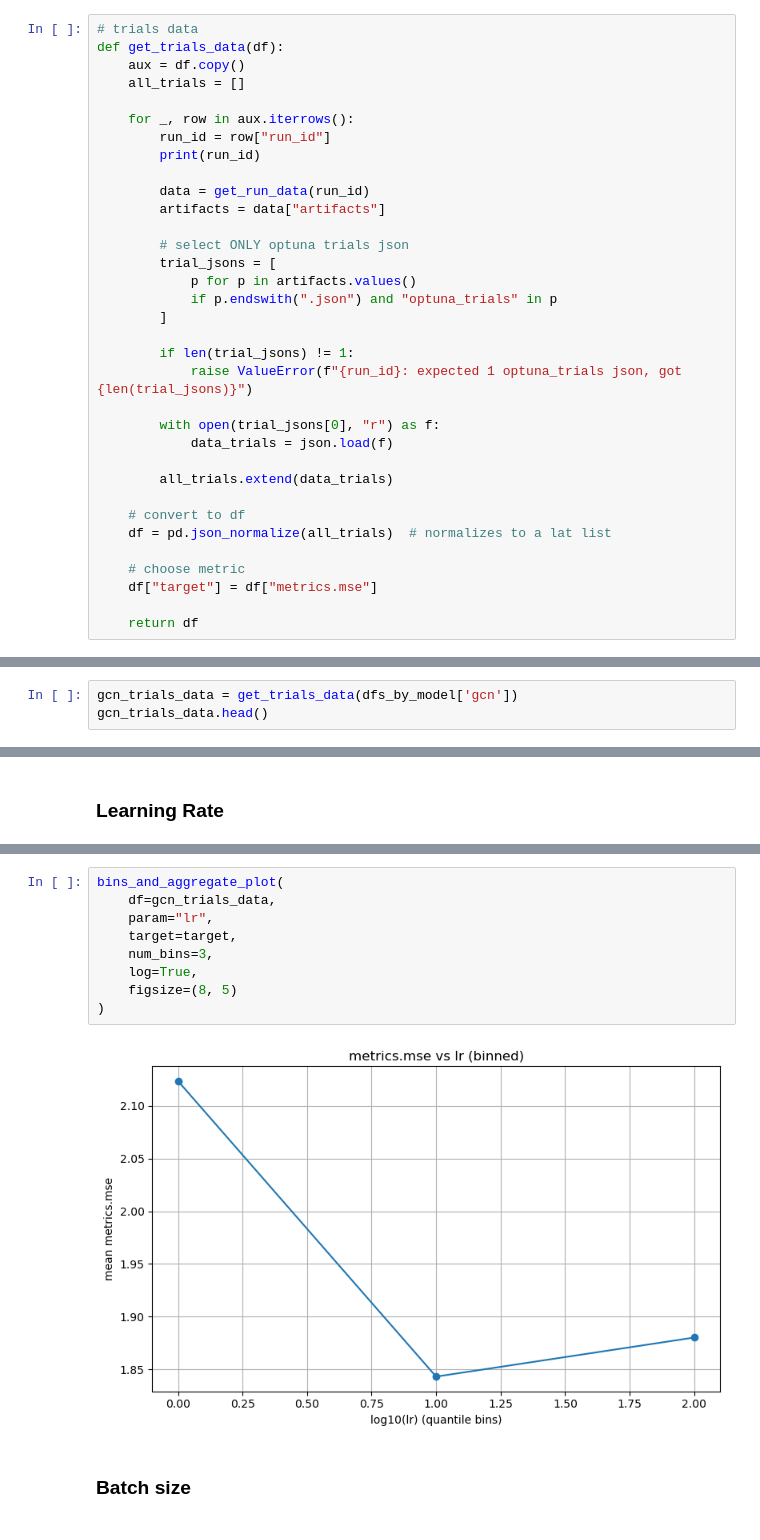
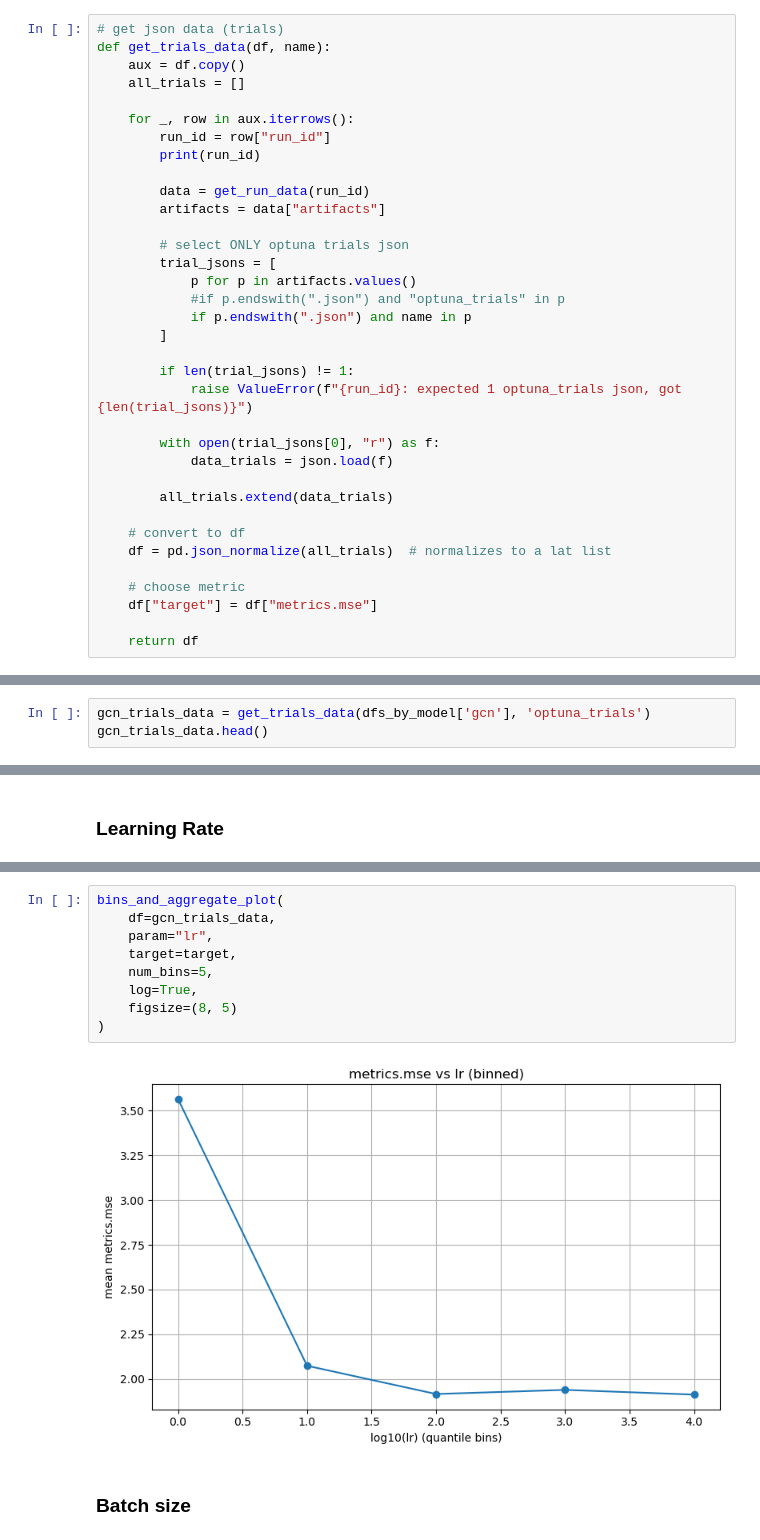
Before and after one commit to MNGARCIA085/QM9-ML, a Jupyter notebook: notebooks/Experiment Dashboard.ipynb, the cells around one changed output, grey strips where cells are left out. Cells and saved outputs as stored; diff of their text form.

```diff
--- a/notebooks/Experiment Dashboard.ipynb
+++ b/notebooks/Experiment Dashboard.ipynb
@@ -132,8 +102,8 @@ def get_all_data(experiment_name, cols_to_keep=None):
 
     return df
 # %%
-# trials data
-def get_trials_data(df):
+# get json data (trials)
+def get_trials_data(df, name):
     aux = df.copy()
     all_trials = []
 
@@ -147,7 +117,8 @@ def get_trials_data(df):
         # select ONLY optuna trials json
         trial_jsons = [
             p for p in artifacts.values()
-            if p.endswith(".json") and "optuna_trials" in p
+            #if p.endswith(".json") and "optuna_trials" in p
+            if p.endswith(".json") and name in p
         ]
 
         if len(trial_jsons) != 1:
@@ -554,4 +595,4 @@ mlp_trials_data.sort_values(target).head(10)
 # %%
-gcn_trials_data = get_trials_data(dfs_by_model['gcn'])
+gcn_trials_data = get_trials_data(dfs_by_model['gcn'], 'optuna_trials')
 gcn_trials_data.head()
 # %% [output]
@@ -578,14 +621,14 @@ plot_scatter(
 # %%
 bins_and_aggregate_plot(
     df=gcn_trials_data,
     param="lr",
     target=target,
-    num_bins=3,
+    num_bins=5,
     log=True,
     figsize=(8, 5)
 )
 # %% [output]
-[figure, old version]
+[figure, new version]
 # %% [markdown]
 ### Batch size
 # %%
```
Also changed, not shown: parts of 62 cells of this notebook.
